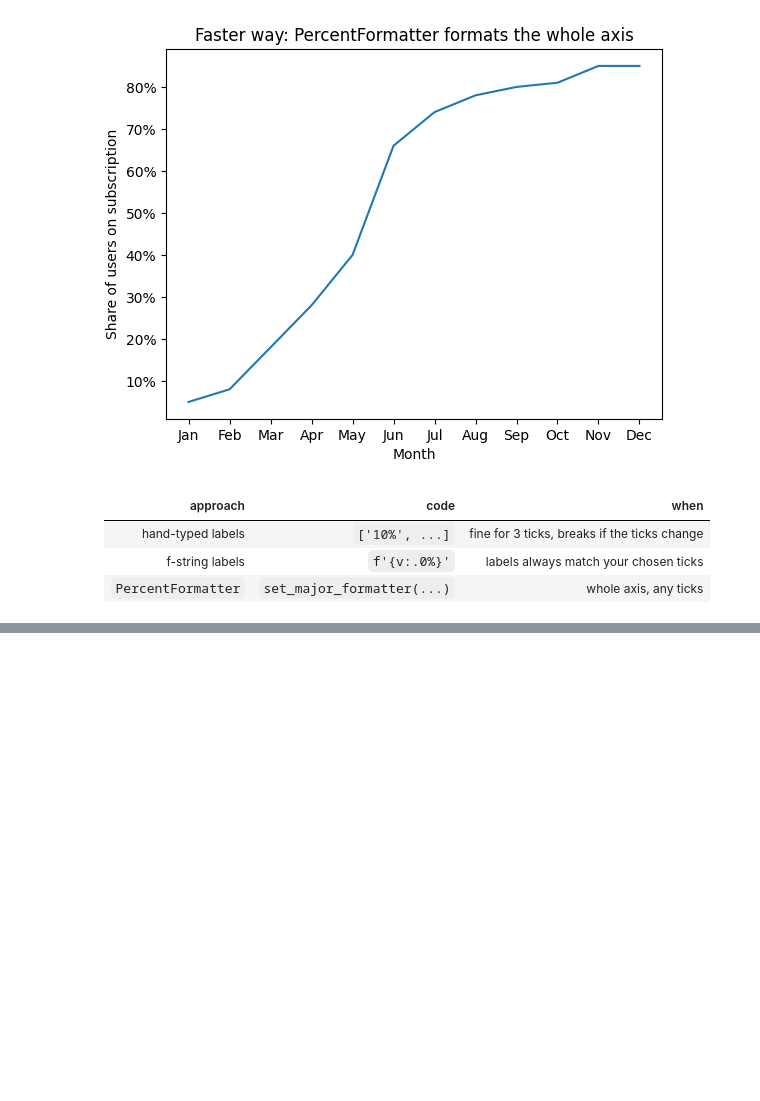
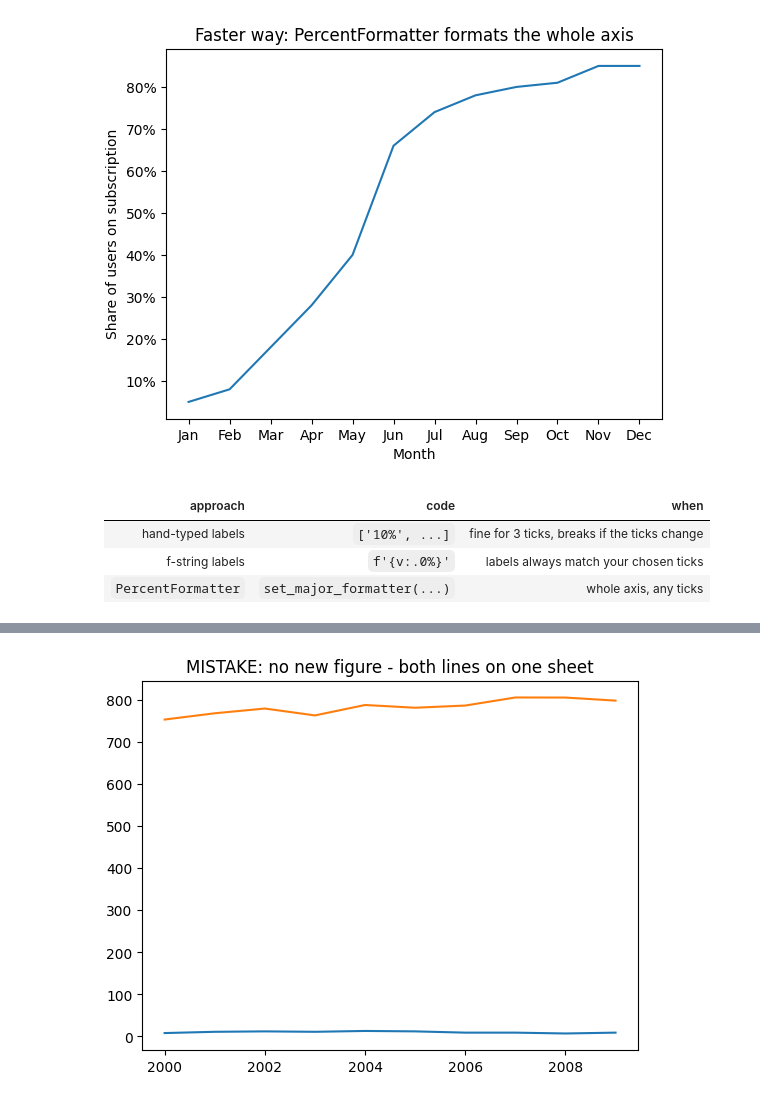
Before and after one commit to kkg98/panda-for-finance, a Jupyter notebook: notes/4_visualizing_finance_data/01_matplotlib_basics.ipynb, the cells around one changed output, grey strips where cells are left out. Saved outputs shown, nothing was run; the diff lists cells and outputs as text; code cells hidden in the pictures; blank space fills up the shorter version.

```diff
--- a/notes/4_visualizing_finance_data/01_matplotlib_basics.ipynb
+++ b/notes/4_visualizing_finance_data/01_matplotlib_basics.ipynb
@@ -416,0 +482,10 @@ plt.show()
+# %%
+plt.close('all')
+plt.plot(years, word_length)
+# no plt.figure() here - and no show() in between
+plt.plot(years, power_generated)
+plt.title('MISTAKE: no new figure - both lines on one sheet')
+plt.savefig(CHARTS + '10b_mistake_no_new_figure.png')
+plt.show()
+# %% [output]
+[figure, added]
```
Also changed, not shown: parts of 17 cells of this notebook, 11 other files.
